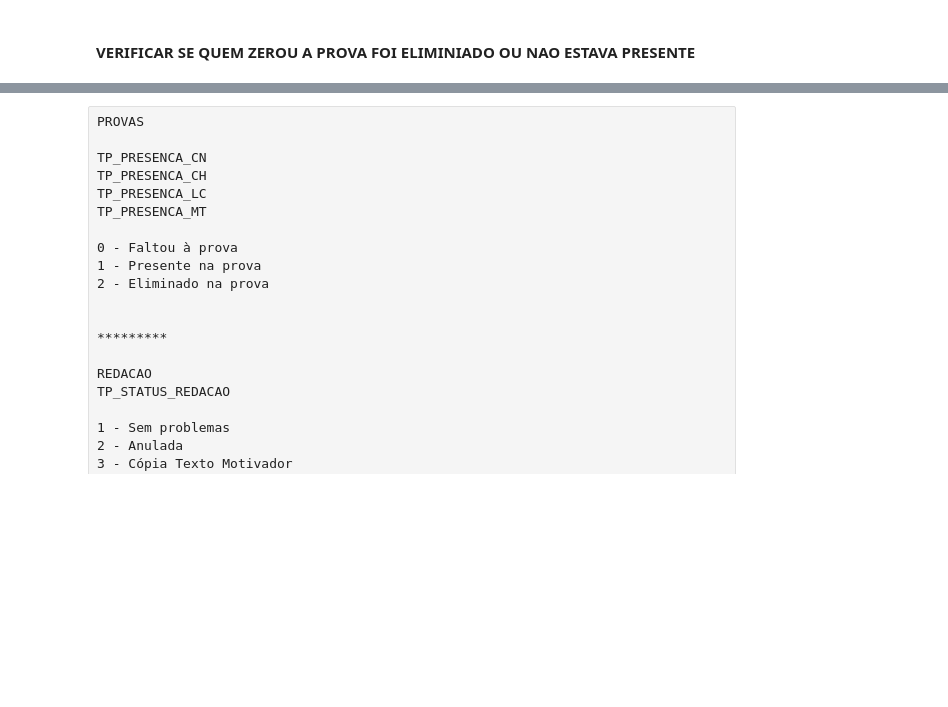
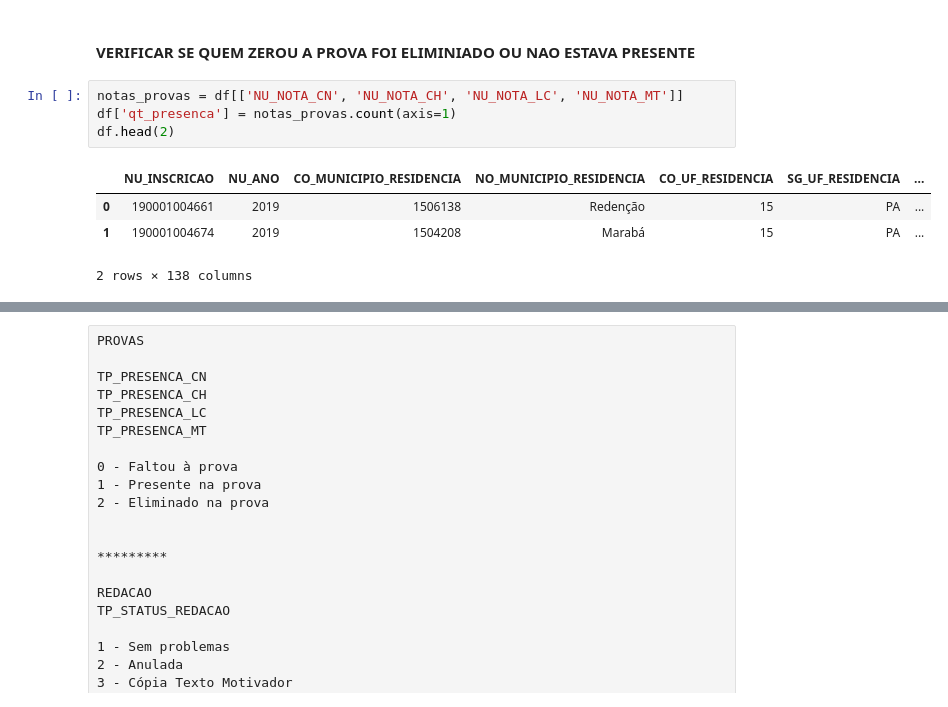
Before and after one commit to daianeklein/imersao-dados-Alura, a Jupyter notebook: alura-imersao.ipynb, the cells around one changed output, grey strips where cells are left out. Saved outputs shown, nothing was run; the diff lists cells and outputs as text; blank space fills up the shorter version.

```diff
--- a/alura-imersao.ipynb
+++ b/alura-imersao.ipynb
@@ -438,5 +496,14 @@ plotar_boxplot('DESAFIO2', 'IDIOMA', 'NOTA', 'TP_LINGUA', 'NU_NOTA_LC', df)
 # %% [markdown]
 #### VERIFICAR SE QUEM ZEROU A PROVA FOI ELIMINIADO OU NAO ESTAVA PRESENTE
+# %%
+notas_provas = df[['NU_NOTA_CN', 'NU_NOTA_CH', 'NU_NOTA_LC', 'NU_NOTA_MT']]
+df['qt_presenca'] = notas_provas.count(axis=1)
+df.head(2)
+# %% [output]
+|  | NU_INSCRICAO | NU_ANO | CO_MUNICIPIO_RESIDENCIA | NO_MUNICIPIO_RESIDENCIA | CO_UF_RESIDENCIA | SG_UF_RESIDENCIA | ... |
+| 0 | 190001004661 | 2019 | 1506138 | Redenção | 15 | PA | ... |
+| 1 | 190001004674 | 2019 | 1504208 | Marabá | 15 | PA | ... |
+2 rows × 138 columns
 # %%
 ## Contando quantos dados há em cada colunas
 
```
Also changed, not shown: parts of 19 cells of this notebook.
